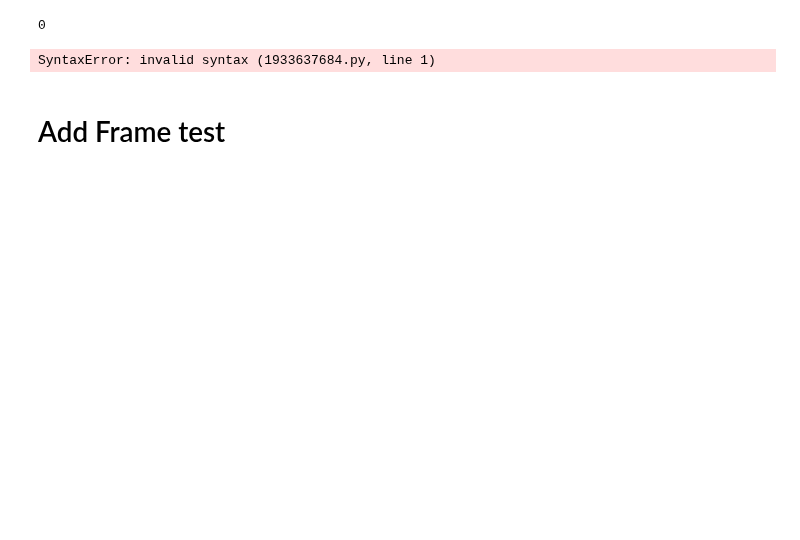
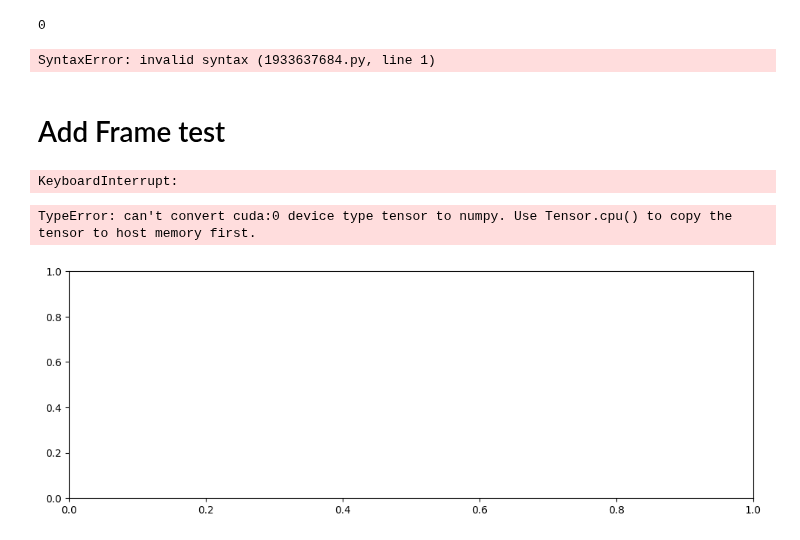
Before and after one commit to mattiadurso/EPO, a Jupyter notebook: demo.ipynb, the cells around one changed output. Cells and saved outputs as stored; diff of their text form; code cells hidden in the pictures; blank space fills up the shorter version.

```diff
--- a/demo.ipynb
+++ b/demo.ipynb
@@ -530,6 +530,7 @@ from tqdm import tqdm
 from adjuster import FrameOptimizer
 
 OPT_interval = 350
+losses = []
 mean_comp = []
 mean_add_comp = []
 mean_opt_comp = []
@@ -539,20 +540,20 @@ frameOptimizer = FrameOptimizer(
     window_size=10,
     refinement_interval=350,
     frame_lr=3e-3,
-    refinement_iterations=50
+    refinement_iterations=100
 )
 
 all_images      = sorted(adjuster.recon.images.values(), key=lambda x: x.name)
 tracking_frames = all_images[adjuster.n_mapping_frames:]
 
 
-for idx, image_t in tqdm(enumerate(tracking_frames[:1]), desc= "sequence opt"):
+for idx, image_t in tqdm(enumerate(tracking_frames), desc= "sequence opt"):
 
     camera_t =  image_t.camera
     image_name_t = image_t.name
 
 
-    comp_t, opt_t, add_t = frameOptimizer.track(
+    loss, comp_t, opt_t, add_t = frameOptimizer.track(
         image_path_t,
         depth_path_t,
         image_name_t,
@@ -560,6 +561,7 @@ for idx, image_t in tqdm(enumerate(tracking_frames[:1]), desc= "sequence opt"):
         image_t
     )
 
+    losses.append(loss.detach().cpu().item())
     mean_comp.append(comp_t)
     mean_add_comp.append(add_t)
     mean_opt_comp.append(opt_t)
@@ -568,6 +570,22 @@ for idx, image_t in tqdm(enumerate(tracking_frames[:1]), desc= "sequence opt"):
 
     frameOptimizer.adj.to_TUM(
         image_to_ts_map,
-        ts_opt_path,
-        new_indices
+        ts_opt_path
     )
+# %% [output]
+KeyboardInterrupt:
+# %%
+plt.figure(figsize=(12, 4))
+plt.plot(losses, label='Frame Loss', alpha=0.7)
+smoothed = np.convolve(losses, np.ones(10)/10, mode='valid')
+plt.plot(range(9, len(losses)), smoothed, label='Smoothed (W=10)', linewidth=2)
+plt.xlabel('Frame')
+plt.ylabel('Loss')
+plt.title('Tracking Loss per Frame')
+plt.legend()
+plt.grid(alpha=0.3)
+plt.tight_layout()
+plt.show()
+# %% [output]
+TypeError: can't convert cuda:0 device type tensor to numpy. Use Tensor.cpu() to copy the tensor to host memory first.
+[figure, added]
```
Also changed, not shown: parts of 14 cells of this notebook, 8 other files.
